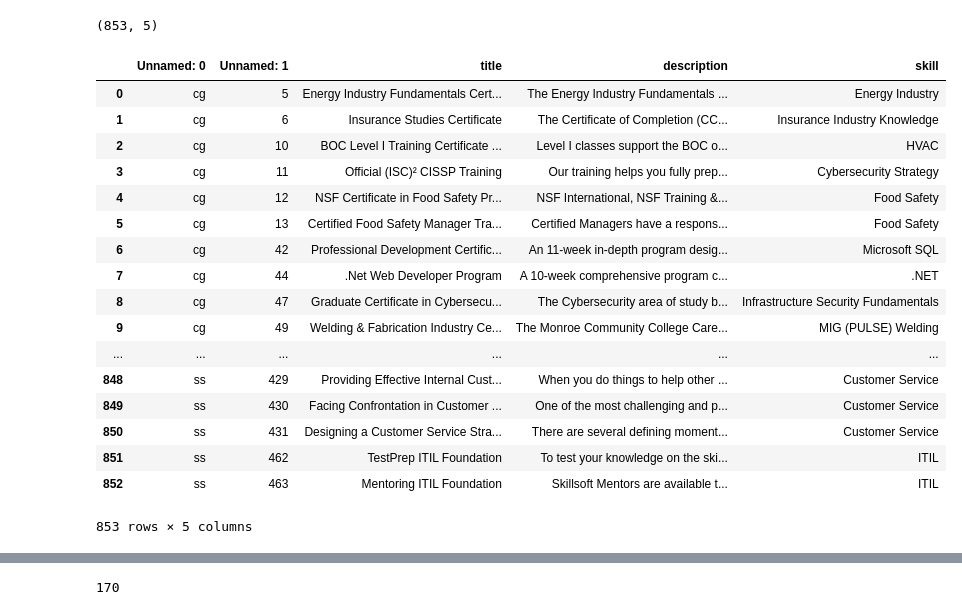
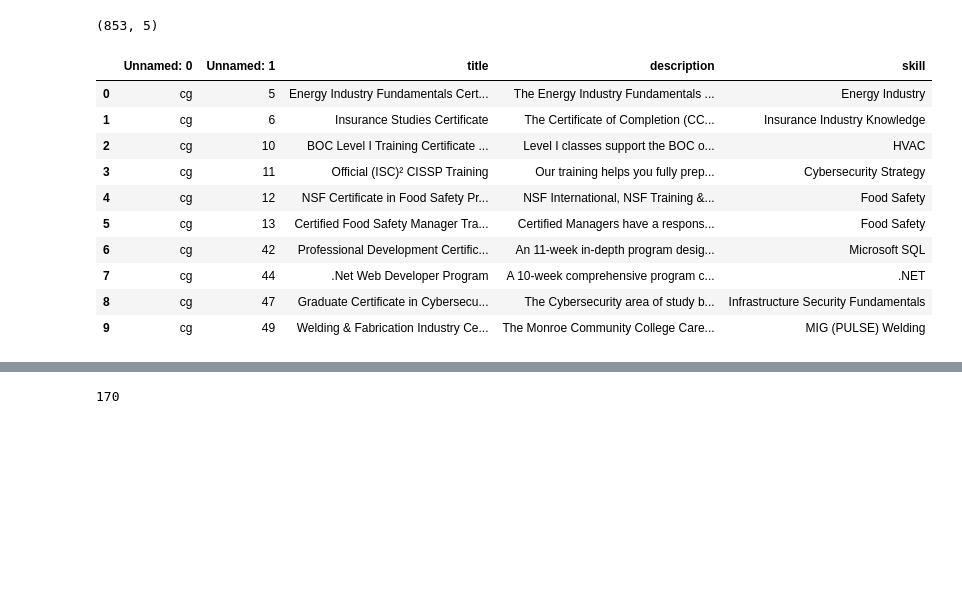
Before and after one commit to mollyteng/insight, a Jupyter notebook: skill_me/data_cleaning.ipynb, the cells around one changed output, grey strips where cells are left out. Drawn from its saved outputs; the diff is of its cells as text; code cells hidden in the pictures; blank space fills up the shorter version.

```diff
--- a/skill_me/data_cleaning.ipynb
+++ b/skill_me/data_cleaning.ipynb
@@ -449,32 +410,25 @@ courses.to_csv('courses_all.csv')
 # %% [markdown]
 # train-test split
 # %%
-courses = pd.read_csv('courses_labeled.csv')
+courses = pd.read_csv('./data/courses_labeled.csv')
 # %%
 courses.shape
 # %% [output]
 (853, 5)
 # %%
-courses
+courses.head(10)
 # %% [output]
 |  | Unnamed: 0 | Unnamed: 1 | title | description | skill |
 | 0 | cg | 5 | Energy Industry Fundamentals Cert... | The Energy Industry Fundamentals ... | Energy Industry |
 | 1 | cg | 6 | Insurance Studies Certificate | The Certificate of Completion (CC... | Insurance Industry Knowledge |
 | 2 | cg | 10 | BOC Level I Training Certificate ... | Level I classes support the BOC o... | HVAC |
 | 3 | cg | 11 | Official (ISC)² CISSP Training | Our training helps you fully prep... | Cybersecurity Strategy |
 | 4 | cg | 12 | NSF Certificate in Food Safety Pr... | NSF International, NSF Training &... | Food Safety |
 | 5 | cg | 13 | Certified Food Safety Manager Tra... | Certified Managers have a respons... | Food Safety |
 | 6 | cg | 42 | Professional Development Certific... | An 11-week in-depth program desig... | Microsoft SQL |
 | 7 | cg | 44 | .Net Web Developer Program | A 10-week comprehensive program c... | .NET |
 | 8 | cg | 47 | Graduate Certificate in Cybersecu... | The Cybersecurity area of study b... | Infrastructure Security Fundamentals |
 | 9 | cg | 49 | Welding & Fabrication Industry Ce... | The Monroe Community College Care... | MIG (PULSE) Welding |
-| ... | ... | ... | ... | ... | ... |
-| 848 | ss | 429 | Providing Effective Internal Cust... | When you do things to help other ... | Customer Service |
-| 849 | ss | 430 | Facing Confrontation in Customer ... | One of the most challenging and p... | Customer Service |
-| 850 | ss | 431 | Designing a Customer Service Stra... | There are several defining moment... | Customer Service |
-| 851 | ss | 462 | TestPrep ITIL Foundation | To test your knowledge on the ski... | ITIL |
-| 852 | ss | 463 | Mentoring ITIL Foundation | Skillsoft Mentors are available t... | ITIL |
-853 rows × 5 columns
 # %%
 random.seed(0)
 # %%
```
Also changed, not shown: parts of 16 cells of this notebook.
